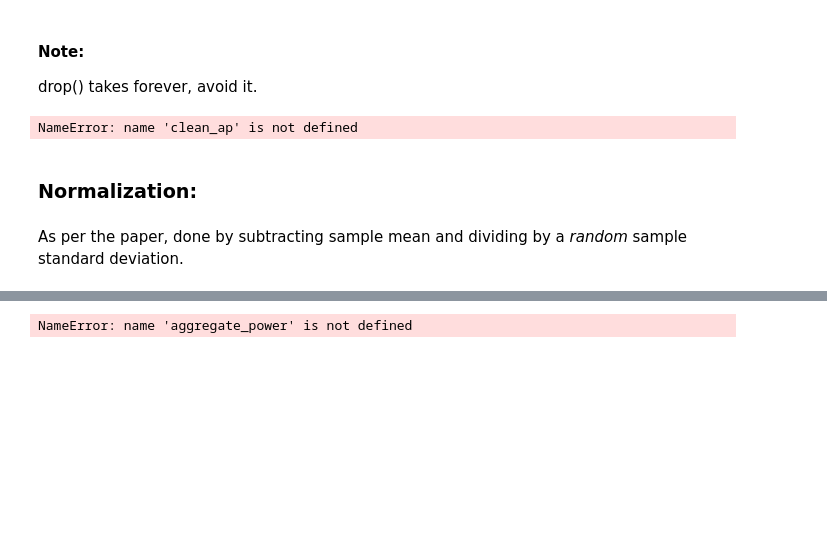
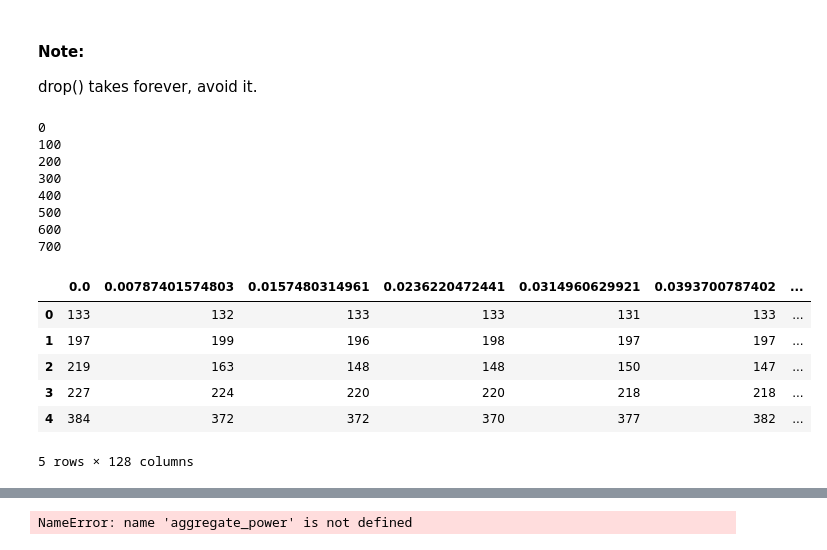
Before and after one commit to Fesche/NILM, a Jupyter notebook: model_testing.ipynb, the cells around one changed output, grey strips where cells are left out. Saved outputs shown, nothing was run; the diff lists cells and outputs as text; code cells hidden in the pictures; blank space fills up the shorter version.

```diff
--- a/model_testing.ipynb
+++ b/model_testing.ipynb
@@ -73,8 +120,5 @@ It is not entirely clear to me how the authors of the paper created their traini
 # %%
 def clean_power_series(aggregate_power, activations):
-    aggregate_power.index = pd.to_datetime(aggregate_power.index,unit='s')
-    activations['start'] = pd.to_datetime(activations['start'],unit='s')
-    activations['end'] = pd.to_datetime(activations['end'],unit='s')
 
     temp_ap = aggregate_power.copy()
 
@@ -86,29 +130,16 @@ def clean_power_series(aggregate_power, activations):
     ap_sans_activations.append(temp_ap[:activations['start'][0]])
 
     for i in range(1,n):
-        #if i % pcent == 0:
-        #    if i == 0:
-        #        print('0%')
-        #    else:
-        #        print(str(int((i/n)*100)) + '%')
-
         ap_sans_activations = ap_sans_activations.append(temp_ap[activations['end'][i-1]:activations['start'][i]])
-        #temp_ap.drop(temp_ap[:activations['end'][i]].index)
 
     ap_sans_activations.append(temp_ap[activations['end'][i]:])
 
     return ap_sans_activations
 
 
-def create_training_set(aggregate_power, activations, ap_sans_activations = None, sample_length = 128, pad = 1024, resample = None):
+def create_training_set(aggregate_power, activations, ap_sans_activations = None, sample_length = 128, pad = 1024):
     training_set = pd.DataFrame(columns = np.linspace(0,1,sample_length))
     training_set_response = pd.DataFrame(columns = ['start','end','mean_power'])
-    aggregate_power.index = pd.to_datetime(aggregate_power.index,unit='s')
-    activations['start'] = pd.to_datetime(activations['start'],unit='s')
-    activations['end'] = pd.to_datetime(activations['end'],unit='s')
-
-    if resample is not None:
-        aggregate_power.resample(resample)
 
     #aggregate power sans the activation intervals
     if ap_sans_activations is None:
@@ -146,7 +177,9 @@ def create_training_set(aggregate_power, activations, ap_sans_activations = None
                     training_set.loc[j] = sample.T.values[0]
                     training_set_response.loc[j] = [start_fraction,end_fraction,activations['mean_power'][i]]
                     j+=1
-                    break
+
+                break
+
 
             ri = np.random.randint(0,ap_sans_activations.shape[0]-sample_length)
             sample = ap_sans_activations.iloc[ri: ri+sample_length]
@@ -163,11 +196,21 @@ clean_ap = clean_power_series(aggregate_power,kettle_activations)
 # %%
-training_set_kettle, response_kettle = create_training_set(aggregate_power, kettle_activations,
-                                                           ap_sans_activations = clean_ap,
-                                                          sample_length = sample_length)
-training_set_kettle.head()
+X, y = create_training_set(aggregate_power, kettle_activations_pd,
+                                            ap_sans_activations = clean_ap,
+                                            sample_length = sample_length)
+X.head()
 # %% [output]
-NameError: name 'clean_ap' is not defined
+0
+100
+200
+300
+400
+500
+600
+700
+|  | 0.0 | 0.00787401574803 | 0.0157480314961 | 0.0236220472441 | 0.0314960629921 | 0.0393700787402 | ... |
+| 0 | 133 | 132 | 133 | 133 | 131 | 133 | ... |
+| 1 | 197 | 199 | 196 | 198 | 197 | 197 | ... |
+| 2 | 219 | 163 | 148 | 148 | 150 | 147 | ... |
+| 3 | 227 | 224 | 220 | 220 | 218 | 218 | ... |
+| 4 | 384 | 372 | 372 | 370 | 377 | 382 | ... |
+5 rows × 128 columns
-# %% [markdown]
-### Normalization:
-# %% [markdown]
-As per the paper, done by subtracting sample mean and dividing by a <i>random</i> sample standard deviation.
```
Also changed, not shown: parts of 32 cells of this notebook, 2 other files.
